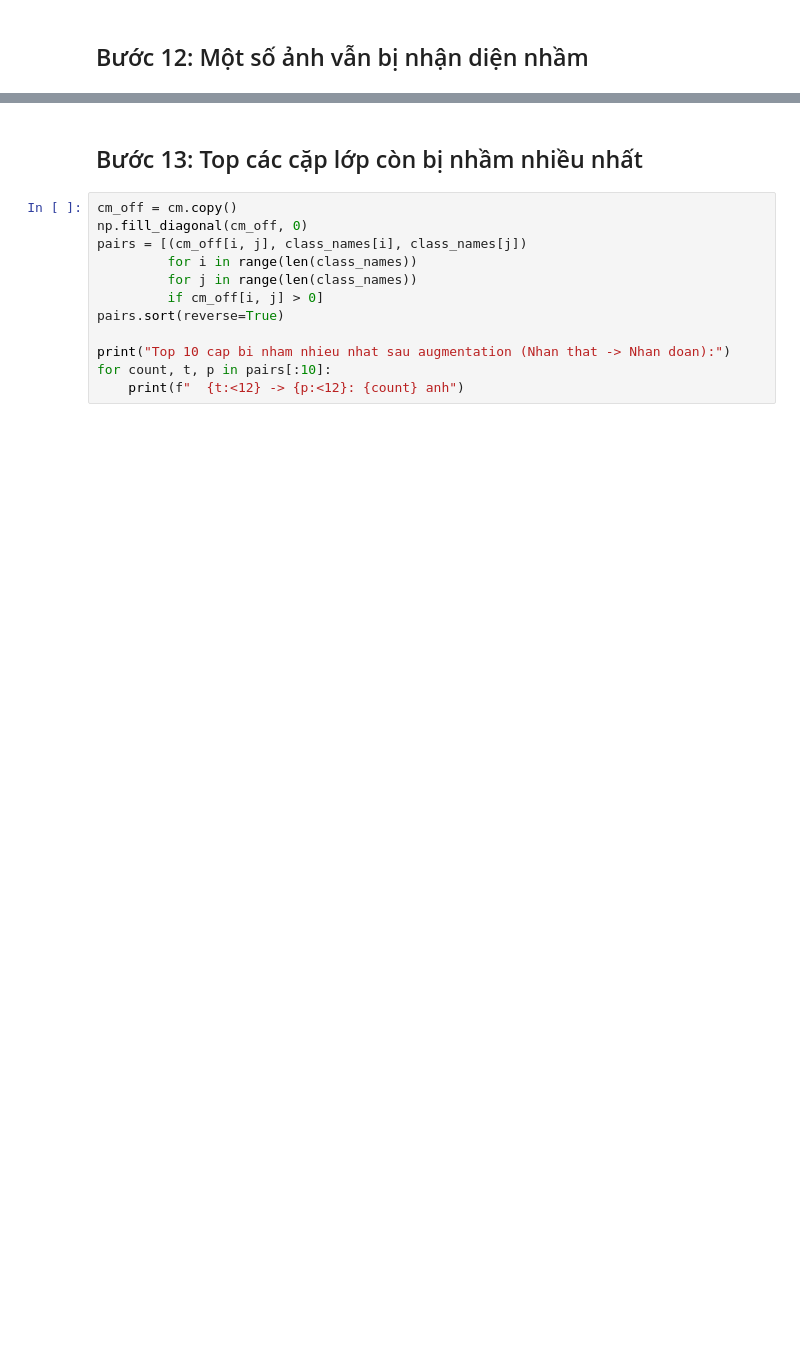
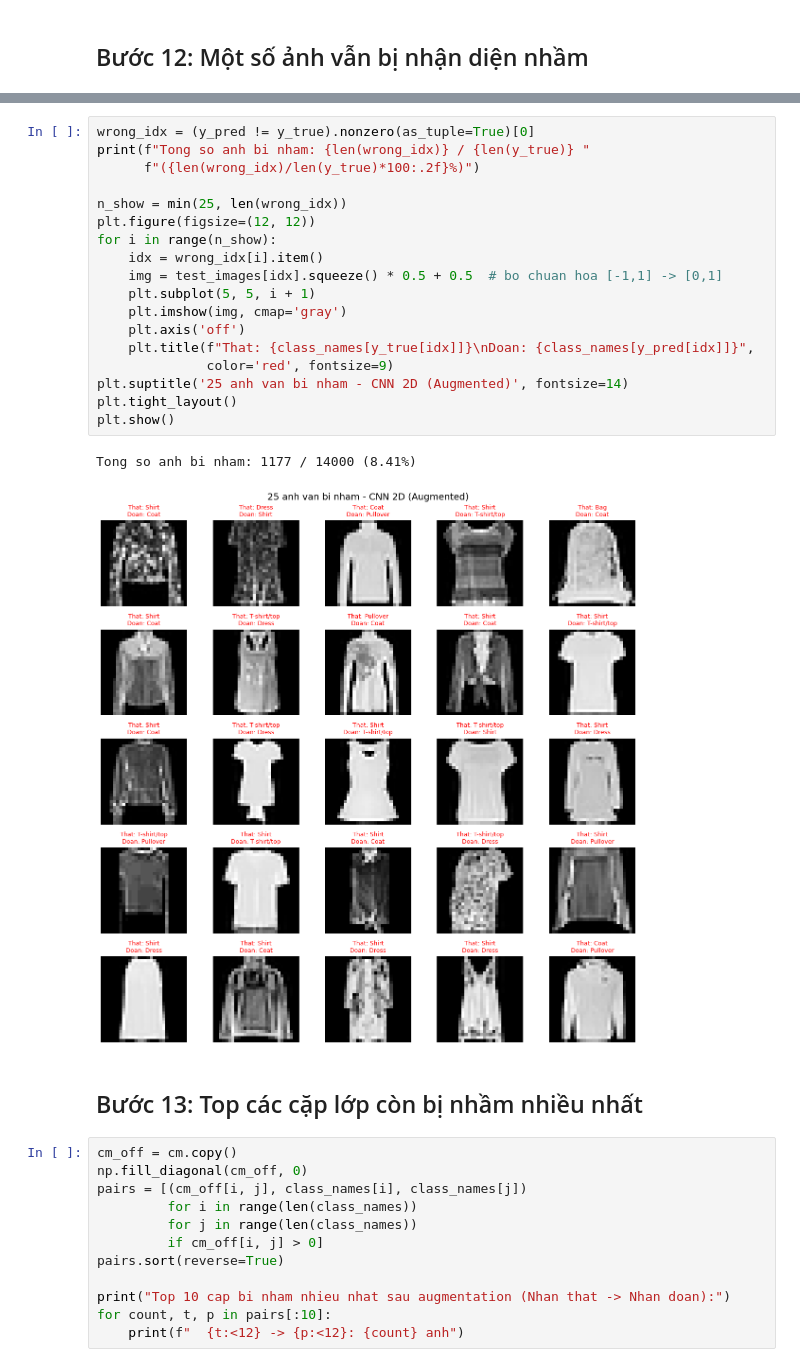
Before and after one commit to AnNamLucCuu/clothes_recognition, a Jupyter notebook: s4_Augmentation_Retrain.ipynb, the cells around one changed output, grey strips where cells are left out. Saved outputs shown, nothing was run; the diff lists cells and outputs as text; blank space fills up the shorter version.

```diff
--- a/s4_Augmentation_Retrain.ipynb
+++ b/s4_Augmentation_Retrain.ipynb
@@ -374,3 +567,24 @@ plt.show()
+# %%
+wrong_idx = (y_pred != y_true).nonzero(as_tuple=True)[0]
+print(f"Tong so anh bi nham: {len(wrong_idx)} / {len(y_true)} "
+      f"({len(wrong_idx)/len(y_true)*100:.2f}%)")
+
+n_show = min(25, len(wrong_idx))
+plt.figure(figsize=(12, 12))
+for i in range(n_show):
+    idx = wrong_idx[i].item()
+    img = test_images[idx].squeeze() * 0.5 + 0.5  # bo chuan hoa [-1,1] -> [0,1]
+    plt.subplot(5, 5, i + 1)
+    plt.imshow(img, cmap='gray')
+    plt.axis('off')
+    plt.title(f"That: {class_names[y_true[idx]]}\nDoan: {class_names[y_pred[idx]]}",
+              color='red', fontsize=9)
+plt.suptitle('25 anh van bi nham - CNN 2D (Augmented)', fontsize=14)
+plt.tight_layout()
+plt.show()
+# %% [output]
+Tong so anh bi nham: 1177 / 14000 (8.41%)
+[figure, added]
 # %% [markdown]
 ## Bước 13: Top các cặp lớp còn bị nhầm nhiều nhất
 # %%
```
Also changed, not shown: parts of 20 cells of this notebook.
